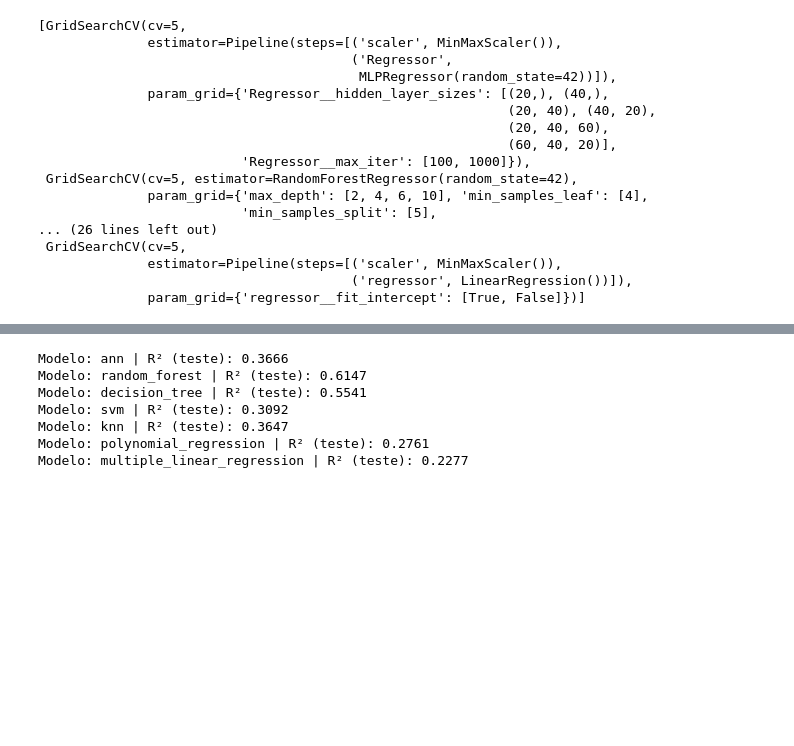
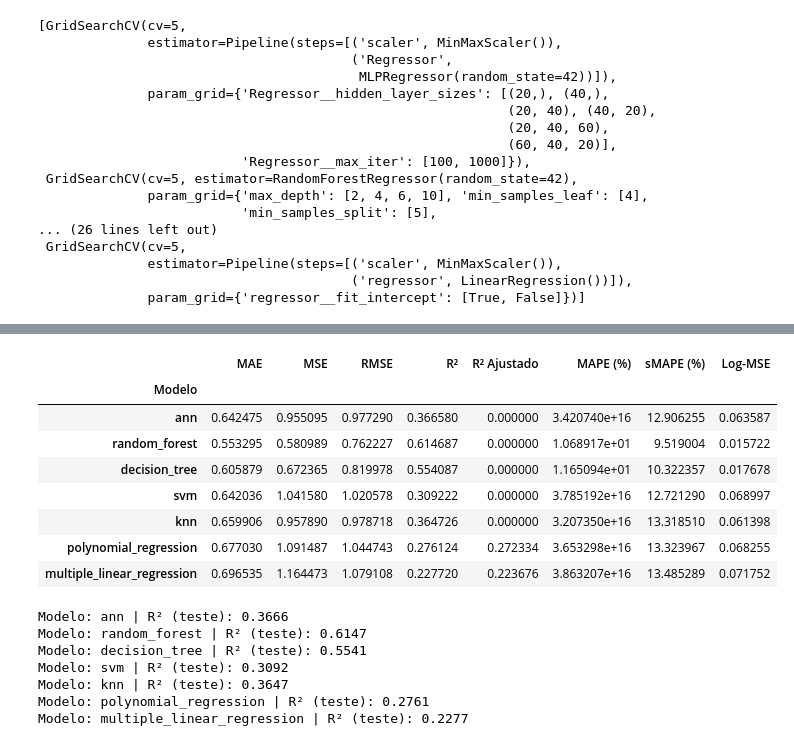
Before and after one commit to pereiranuno/MovieRating, a Jupyter notebook: pf_np_group_project.ipynb, the cells around one changed output, grey strips where cells are left out. Cells and saved outputs as stored; diff of their text form; code cells hidden in the pictures; blank space fills up the shorter version.

Commit message:
update metrics

```diff
--- a/pf_np_group_project.ipynb
+++ b/pf_np_group_project.ipynb
@@ -227,9 +232,9 @@ numeric_df
 # %%
 train_set, test_set = train_test_split(numeric_df, test_size=0.2, random_state=seed)
-
+# Caso pretenda correr apenas uma parte dos dados, preencher o parametro frac com um valor entre 0 e 1
 train_set = train_set.sample(frac=1, random_state=seed)
 
-X_train = train_set.drop(columns=var_to_remove+['vote_average'])
+X_train = train_set.drop(columns=var_to_remove)
 y_train = train_set['vote_average']
-X_test = test_set.drop(columns=var_to_remove+['vote_average'])
+X_test = test_set.drop(columns=var_to_remove)
 y_test = test_set['vote_average']
@@ -519,0 +752,2 @@ def get_r2_all_models(models_and_params, X_train, y_train, X_test, y_test, scori
+# %%
+metrics_df = evaluate_all_models(models_and_params, X_train, y_train, X_test, y_test)
@@ -520,3 +762,15 @@ def get_r2_all_models(models_and_params, X_train, y_train, X_test, y_test, scori
+# %%
+metrics_df
+# %% [output]
+|  | MAE | MSE | RMSE | R² | R² Ajustado | MAPE (%) | sMAPE (%) | Log-MSE |
+| Modelo |  |  |  |  |  |  |  |  |
+| ann | 0.642475 | 0.955095 | 0.977290 | 0.366580 | 0.000000 | 3.420740e+16 | 12.906255 | 0.063587 |
+| random_forest | 0.553295 | 0.580989 | 0.762227 | 0.614687 | 0.000000 | 1.068917e+01 | 9.519004 | 0.015722 |
+| decision_tree | 0.605879 | 0.672365 | 0.819978 | 0.554087 | 0.000000 | 1.165094e+01 | 10.322357 | 0.017678 |
+| svm | 0.642036 | 1.041580 | 1.020578 | 0.309222 | 0.000000 | 3.785192e+16 | 12.721290 | 0.068997 |
+| knn | 0.659906 | 0.957890 | 0.978718 | 0.364726 | 0.000000 | 3.207350e+16 | 13.318510 | 0.061398 |
+| polynomial_regression | 0.677030 | 1.091487 | 1.044743 | 0.276124 | 0.272334 | 3.653298e+16 | 13.323967 | 0.068255 |
+| multiple_linear_regression | 0.696535 | 1.164473 | 1.079108 | 0.227720 | 0.223676 | 3.863207e+16 | 13.485289 | 0.071752 |
 # %%
 r2_results = get_r2_all_models(
     models_and_params,
```
Also changed, not shown: parts of 53 cells of this notebook.
